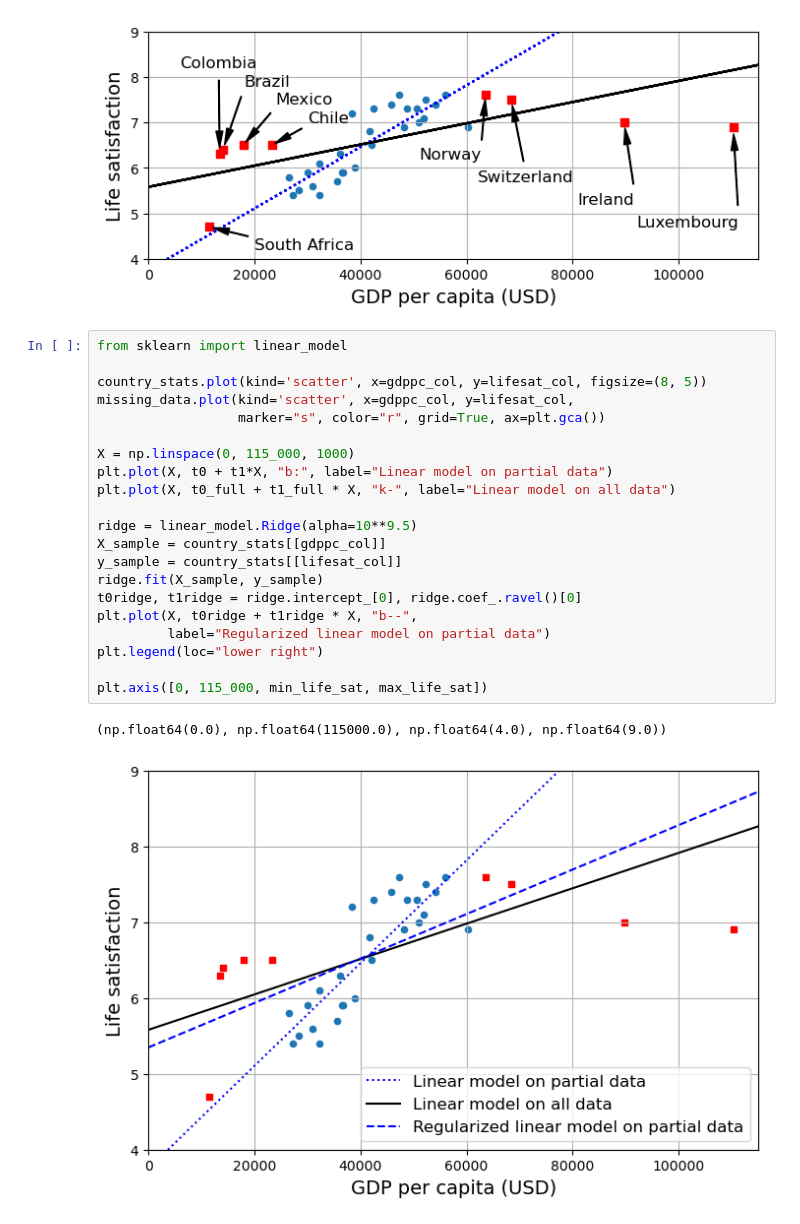
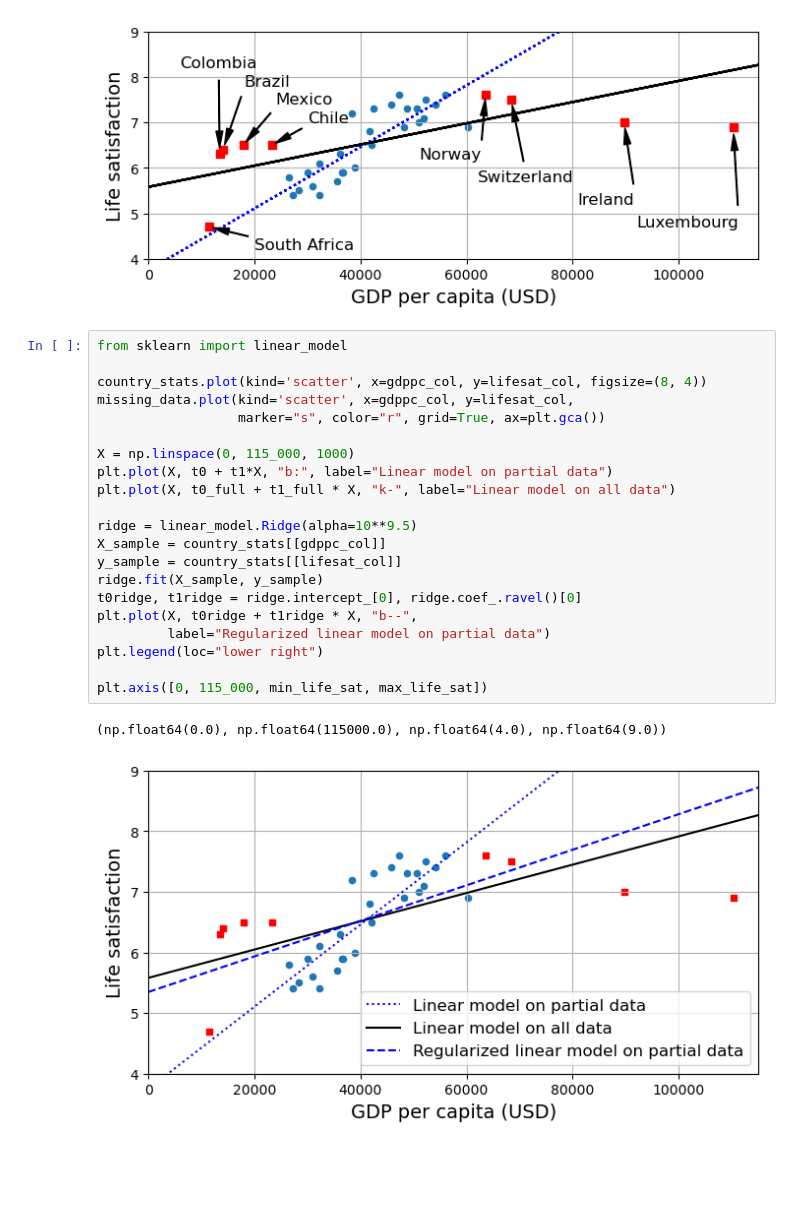
Before and after one commit to khaiwalVikrant/ai_ml_practice, a Jupyter notebook: heads_on_machine_learning/chapter_1.ipynb, the cells around one changed output. Saved outputs shown, nothing was run; the diff lists cells and outputs as text; blank space fills up the shorter version.

```diff
--- a/heads_on_machine_learning/chapter_1.ipynb
+++ b/heads_on_machine_learning/chapter_1.ipynb
@@ -382,24 +382,24 @@ for country, pos_text in position_text_missing_countries.items():
 # %%
 from sklearn import linear_model
 
-country_stats.plot(kind='scatter', x=gdppc_col, y=lifesat_col, figsize=(8, 5))
+country_stats.plot(kind='scatter', x=gdppc_col, y=lifesat_col, figsize=(8, 4))
 missing_data.plot(kind='scatter', x=gdppc_col, y=lifesat_col,
                   marker="s", color="r", grid=True, ax=plt.gca())
 
 X = np.linspace(0, 115_000, 1000)
 plt.plot(X, t0 + t1*X, "b:", label="Linear model on partial data")
 plt.plot(X, t0_full + t1_full * X, "k-", label="Linear model on all data")
 
 ridge = linear_model.Ridge(alpha=10**9.5)
 X_sample = country_stats[[gdppc_col]]
 y_sample = country_stats[[lifesat_col]]
 ridge.fit(X_sample, y_sample)
 t0ridge, t1ridge = ridge.intercept_[0], ridge.coef_.ravel()[0]
 plt.plot(X, t0ridge + t1ridge * X, "b--",
          label="Regularized linear model on partial data")
 plt.legend(loc="lower right")
 
 plt.axis([0, 115_000, min_life_sat, max_life_sat])
 # %% [output]
 (np.float64(0.0), np.float64(115000.0), np.float64(4.0), np.float64(9.0))
-[figure, old version]
+[figure, new version]
```
Also changed, not shown: 1 other file.
